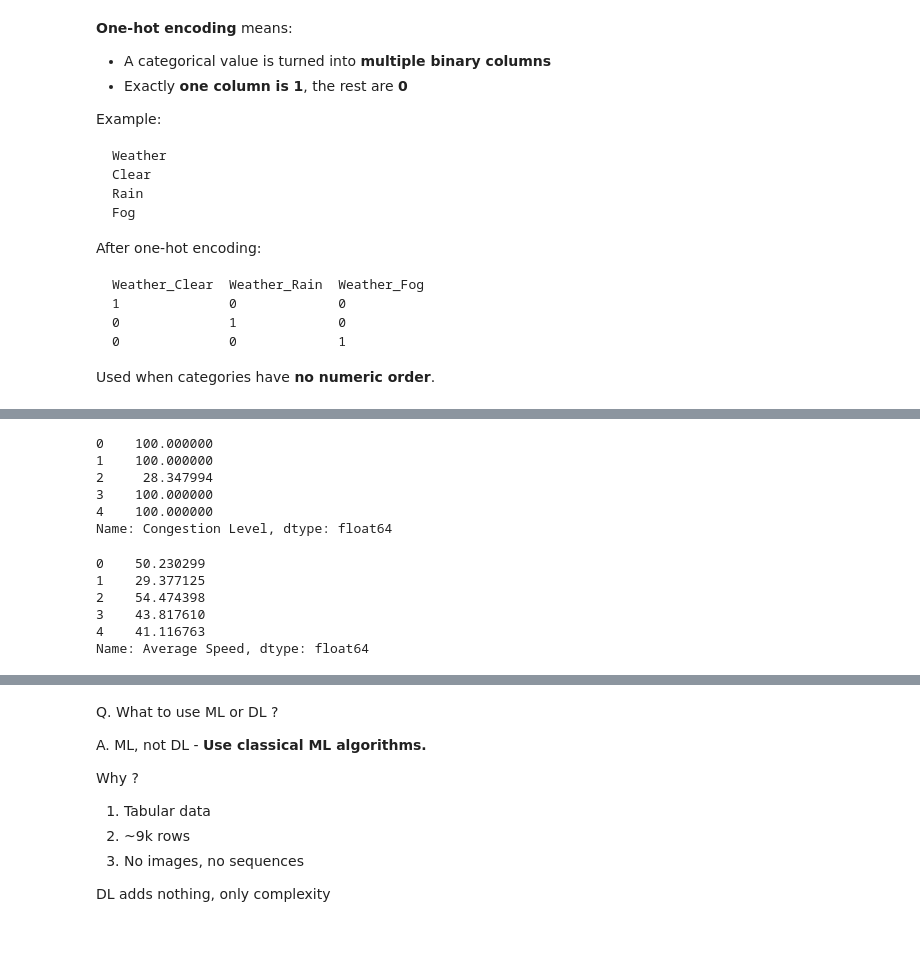
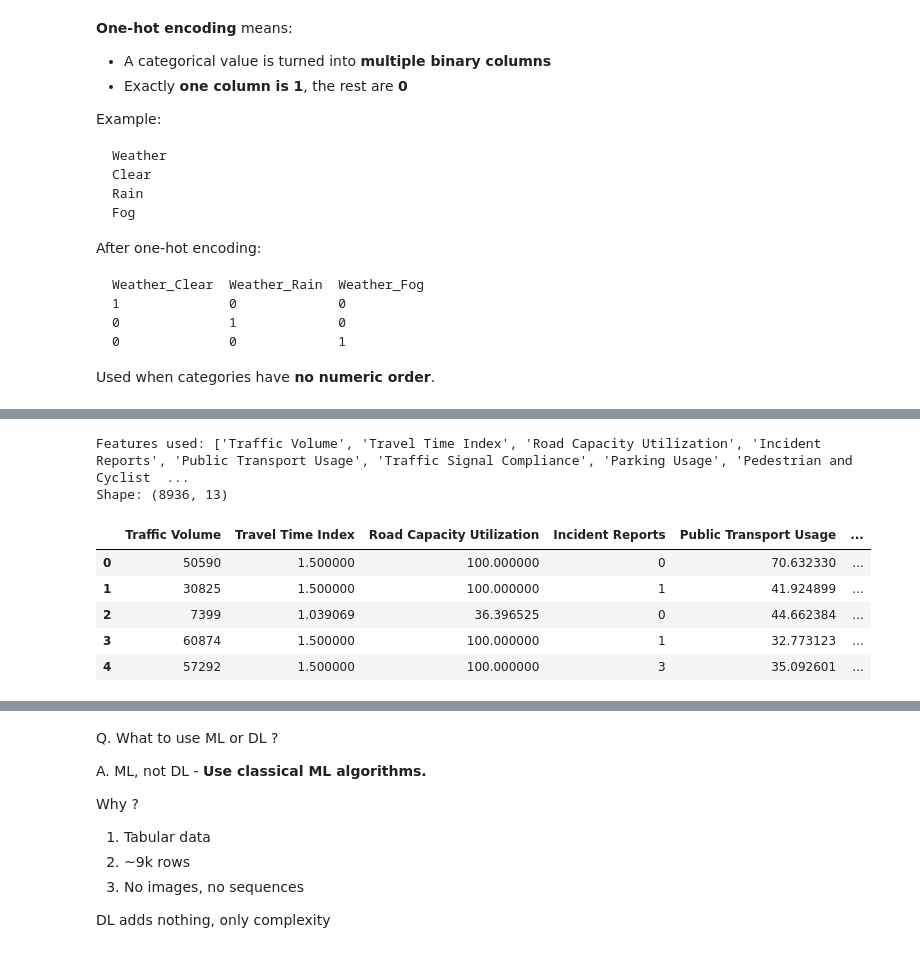
Before and after one commit to MishraShardendu22/Smart-Traffic-Management, a Jupyter notebook: Traffic.ipynb, the cells around one changed output, grey strips where cells are left out. Drawn from its saved outputs; the diff is of its cells as text; code cells hidden in the pictures.

```diff
--- a/Traffic.ipynb
+++ b/Traffic.ipynb
@@ -207,18 +134,52 @@ xdf_average_speed.head()
-# %%
-print(congestion_level_df.head())
-# %% [output]
-0    100.000000
-1    100.000000
-2     28.347994
-3    100.000000
-4    100.000000
-Name: Congestion Level, dtype: float64
-# %%
-print(average_speed_df.head())
-# %% [output]
-0    50.230299
-1    29.377125
-2    54.474398
-3    43.817610
-4    41.116763
-Name: Average Speed, dtype: float64
+# %%
+# --- FIX: Proper feature selection without target leakage ---
+#
+# TARGET LEAKAGE: "Congestion Level" directly relates to speed (derived metric)
+# Drop it to prevent leakage.
+#
+# DROP high-cardinality nominal features (too many one-hot columns):
+#   - Area Name, Road/Intersection Name
+#
+# KEEP useful features:
+#   - Weather Conditions (one-hot encoded)
+#   - Roadwork and Construction Activity (already binary)
+#   - Public Transport Usage, Traffic Signal Compliance, Parking Usage, etc.
+#
+# Environmental Impact might also be derived from traffic; safer to drop.
+
+# Define target
+y = df["Average Speed"].copy()
+
+# Build features
+X = df.drop(columns=[
+    "Average Speed",           # target
+    "Congestion Level",        # TARGET LEAKAGE - strongly correlated with speed
+    "Environmental Impact",    # possibly derived from traffic volume
+    "Area Name",               # high-cardinality nominal
+    "Road/Intersection Name",  # high-cardinality nominal
+])
+
+# One-hot encode Weather Conditions (few categories, no ordinal relationship)
+X = pd.get_dummies(X, columns=["Weather Conditions"], drop_first=True)
+
+print("Features used:", X.columns.tolist())
+print("Shape:", X.shape)
+# %% [output]
+Features used: ['Traffic Volume', 'Travel Time Index', 'Road Capacity Utilization', 'Incident Reports', 'Public Transport Usage', 'Traffic Signal Compliance', 'Parking Usage', 'Pedestrian and Cyclist  ...
+Shape: (8936, 13)
+# %%
+# --- FIX: Remove StandardScaler ---
+# Tree-based models (Random Forest, Gradient Boosting) are scale-invariant.
+# Scaling adds computation overhead with no benefit for these models.
+#
+# If using linear models later, add scaling inside a Pipeline to avoid data leakage.
+
+# No scaling needed; X is ready for tree models
+X.head()
+# %% [output]
+|  | Traffic Volume | Travel Time Index | Road Capacity Utilization | Incident Reports | Public Transport Usage | ... |
+| 0 | 50590 | 1.500000 | 100.000000 | 0 | 70.632330 | ... |
+| 1 | 30825 | 1.500000 | 100.000000 | 1 | 41.924899 | ... |
+| 2 | 7399 | 1.039069 | 36.396525 | 0 | 44.662384 | ... |
+| 3 | 60874 | 1.500000 | 100.000000 | 1 | 32.773123 | ... |
+| 4 | 57292 | 1.500000 | 100.000000 | 3 | 35.092601 | ... |
```
Also changed, not shown: parts of 16 cells of this notebook.
